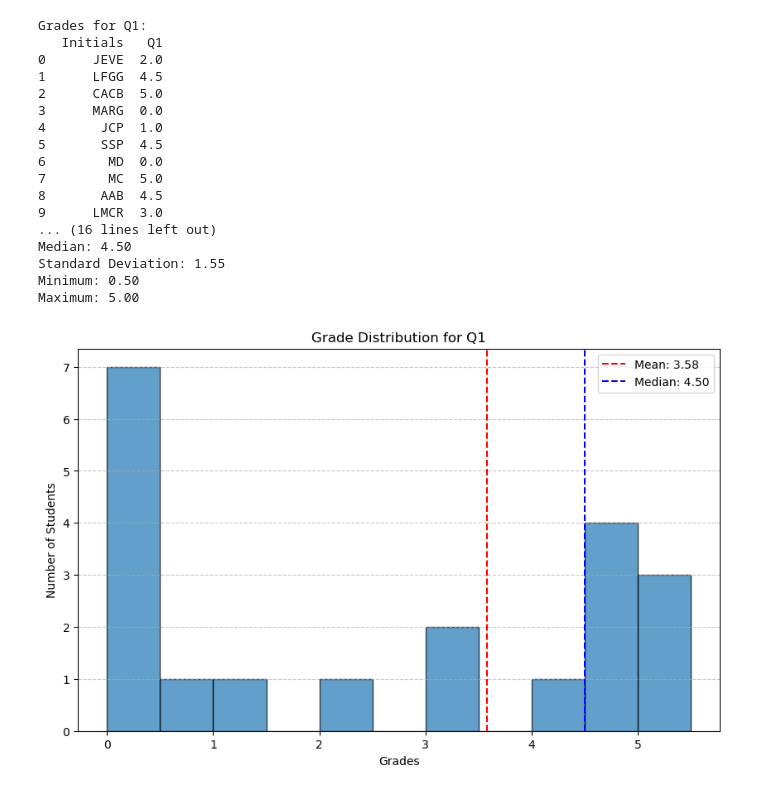
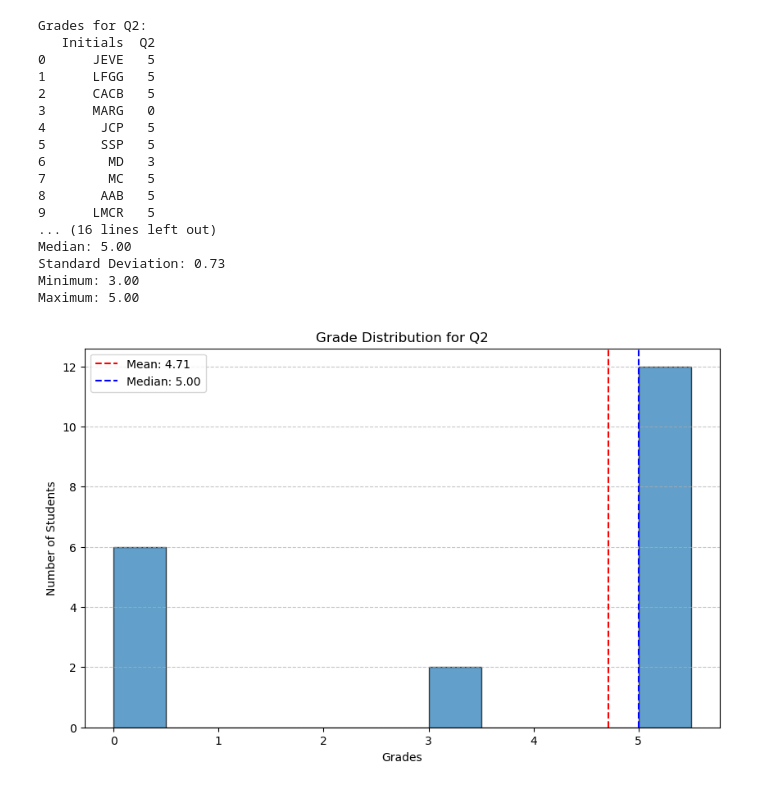
Before and after one commit to Aguiario/RANDOM, a Jupyter notebook: Grading_Report/analysis.ipynb, the cells around one changed output. Drawn from its saved outputs; the diff is of its cells as text; code cells hidden in the pictures.

```diff
--- a/Grading_Report/analysis.ipynb
+++ b/Grading_Report/analysis.ipynb
@@ -1,23 +1,23 @@
 # %%
 import grading_analysis as grading
 # %%
-grading.process_grades(report="Q1", grade=True)
+grading.process_grades(report="Q2", grade=True)
 # %% [output]
-Grades for Q1:
-   Initials   Q1
-0      JEVE  2.0
-1      LFGG  4.5
-2      CACB  5.0
-3      MARG  0.0
-4       JCP  1.0
-5       SSP  4.5
-6        MD  0.0
-7        MC  5.0
-8       AAB  4.5
-9      LMCR  3.0
+Grades for Q2:
+   Initials  Q2
+0      JEVE   5
+1      LFGG   5
+2      CACB   5
+3      MARG   0
+4       JCP   5
+5       SSP   5
+6        MD   3
+7        MC   5
+8       AAB   5
+9      LMCR   5
 ... (16 lines left out)
-Median: 4.50
-Standard Deviation: 1.55
-Minimum: 0.50
+Median: 5.00
+Standard Deviation: 0.73
+Minimum: 3.00
 Maximum: 5.00
-[figure, old version]
+[figure, new version]
```
Also changed, not shown: parts of 1 cell of this notebook, 1 other file.
